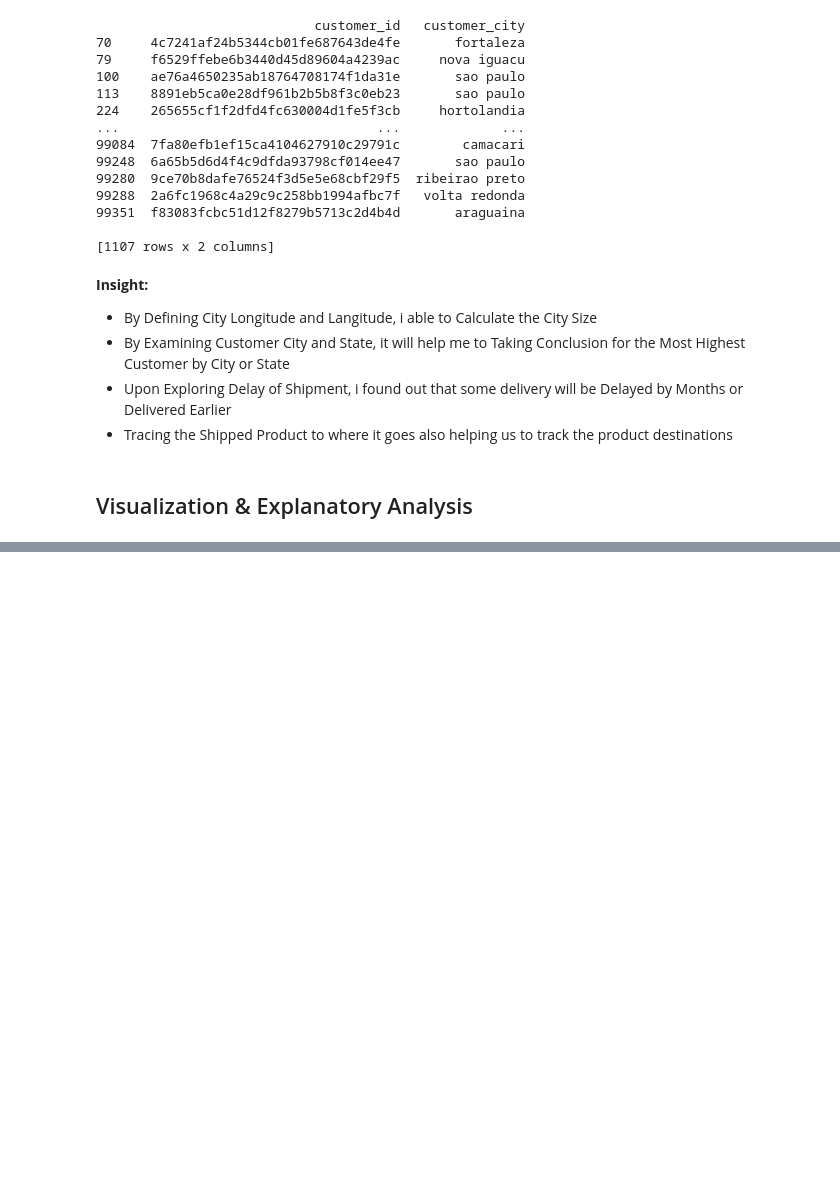
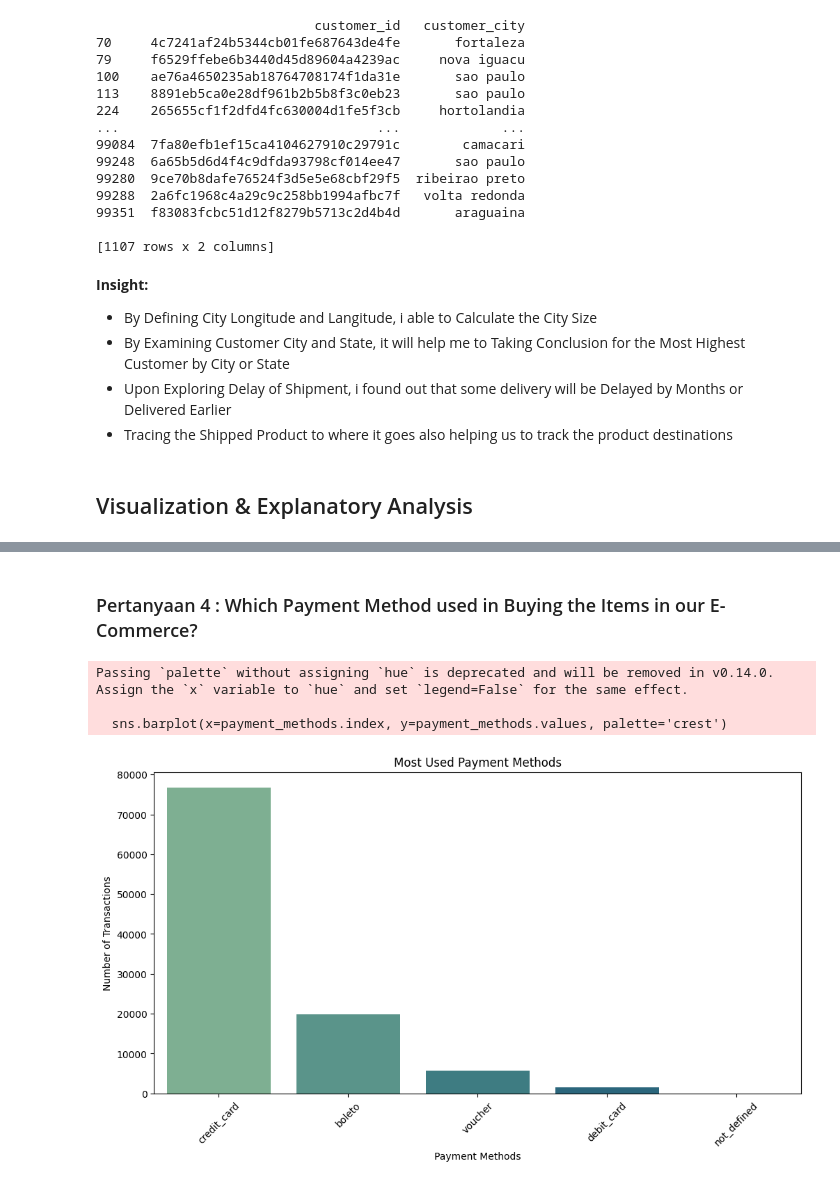
Before and after one commit to Bayhaqieee/Brazil_Ecommerce_Analyze, a Jupyter notebook: notebook.ipynb, the cells around one changed output, grey strips where cells are left out. Cells and saved outputs as stored; diff of their text form; code cells hidden in the pictures; blank space fills up the shorter version.

```diff
--- a/notebook.ipynb
+++ b/notebook.ipynb
@@ -1221,0 +1362,19 @@ print(result)
+# %% [markdown]
+### Pertanyaan 4 : Which Payment Method used in Buying the Items in our E-Commerce?
+# %%
+# Group by payment type and count occurrences
+payment_methods = payment_df.groupby('payment_type').size().sort_values(ascending=False)
+
+# Plotting payment methods
+plt.figure(figsize=(12, 6))
+sns.barplot(x=payment_methods.index, y=payment_methods.values, palette='crest')
+plt.title('Most Used Payment Methods')
+plt.xlabel('Payment Methods')
+plt.ylabel('Number of Transactions')
+plt.xticks(rotation=45)
+plt.show()
+# %% [output]
+Passing `palette` without assigning `hue` is deprecated and will be removed in v0.14.0. Assign the `x` variable to `hue` and set `legend=False` for the same effect.
+
+  sns.barplot(x=payment_methods.index, y=payment_methods.values, palette='crest')
+[figure, added]
```
Also changed, not shown: parts of 12 cells of this notebook.
